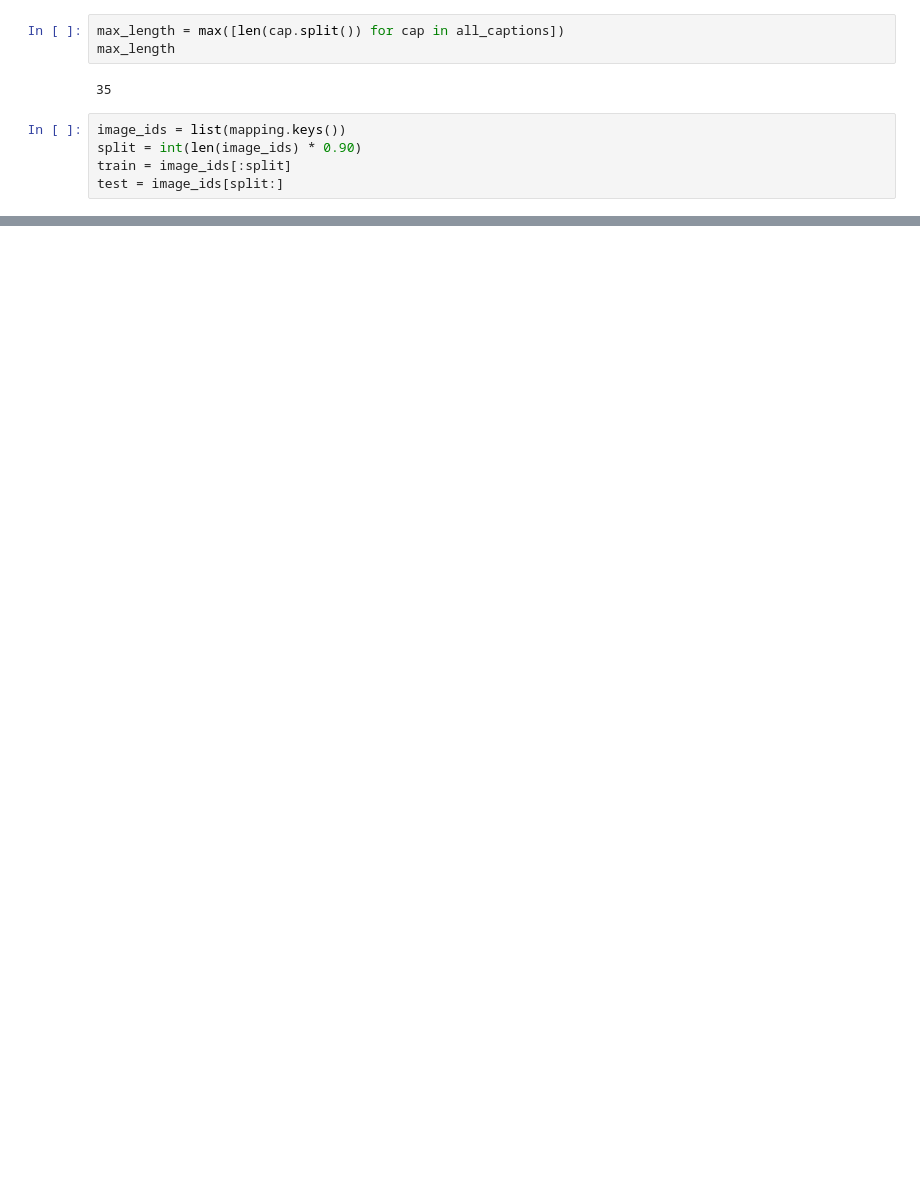
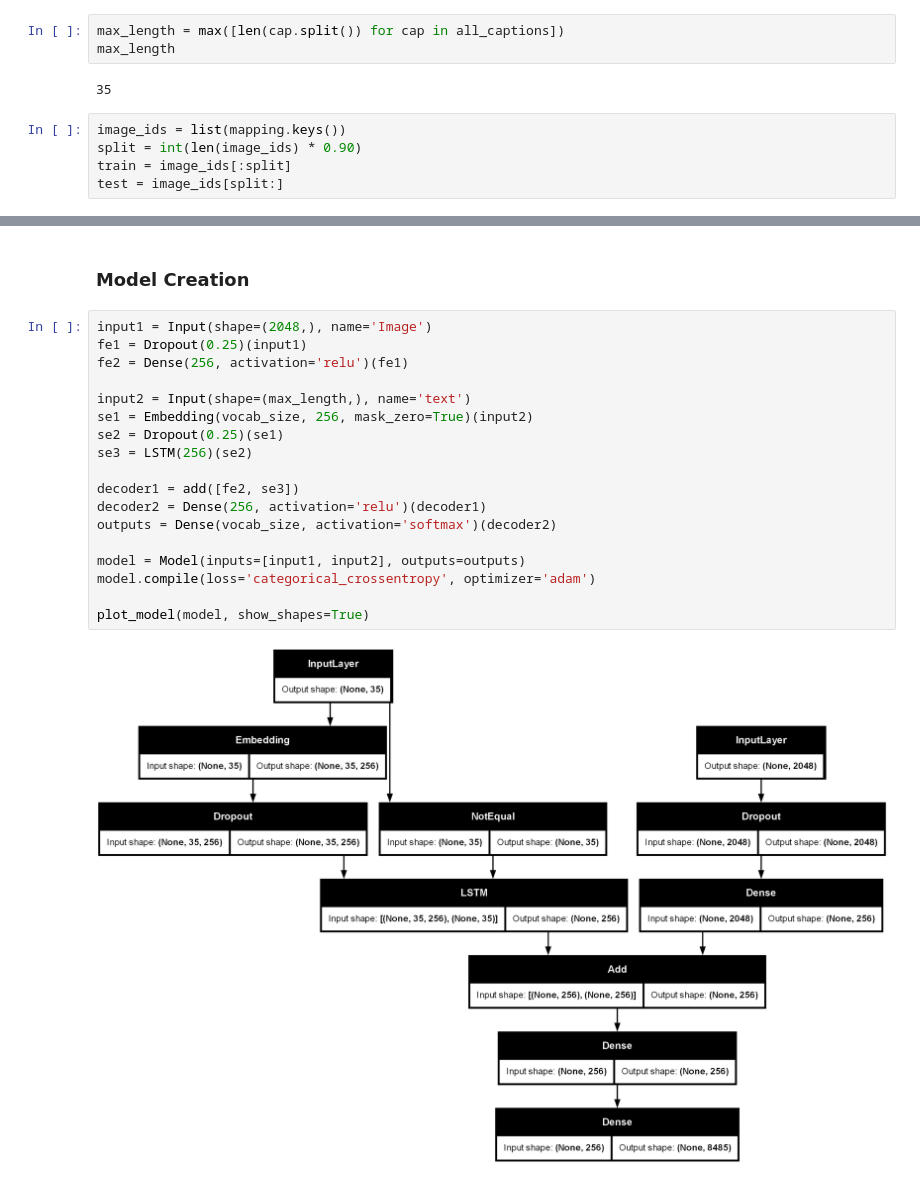
Before and after one commit to MohakGangwani/Image-Captioning, a Jupyter notebook: main.ipynb, the cells around one changed output, grey strips where cells are left out. Cells and saved outputs as stored; diff of their text form; blank space fills up the shorter version.

```diff
--- a/main.ipynb
+++ b/main.ipynb
@@ -147,0 +176,22 @@ def data_generator(mapping):
+# %% [markdown]
+### Model Creation
+# %%
+input1 = Input(shape=(2048,), name='Image')
+fe1 = Dropout(0.25)(input1)
+fe2 = Dense(256, activation='relu')(fe1)
+
+input2 = Input(shape=(max_length,), name='text')
+se1 = Embedding(vocab_size, 256, mask_zero=True)(input2)
+se2 = Dropout(0.25)(se1)
+se3 = LSTM(256)(se2)
+
+decoder1 = add([fe2, se3])
+decoder2 = Dense(256, activation='relu')(decoder1)
+outputs = Dense(vocab_size, activation='softmax')(decoder2)
+
+model = Model(inputs=[input1, input2], outputs=outputs)
+model.compile(loss='categorical_crossentropy', optimizer='adam')
+
+plot_model(model, show_shapes=True)
+# %% [output]
+[figure, added]
```
Also changed, not shown: parts of 3 cells of this notebook, 1 other file.
